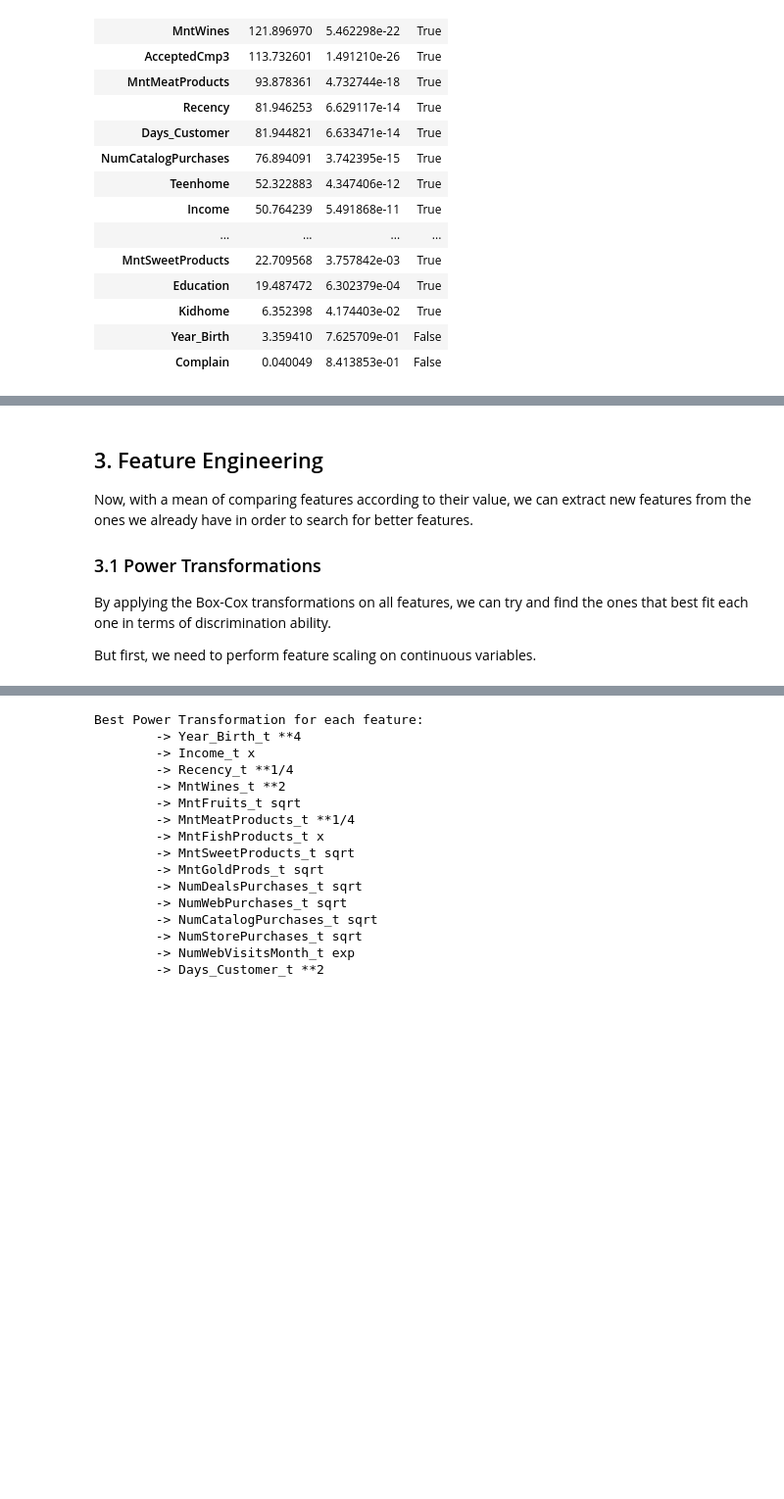
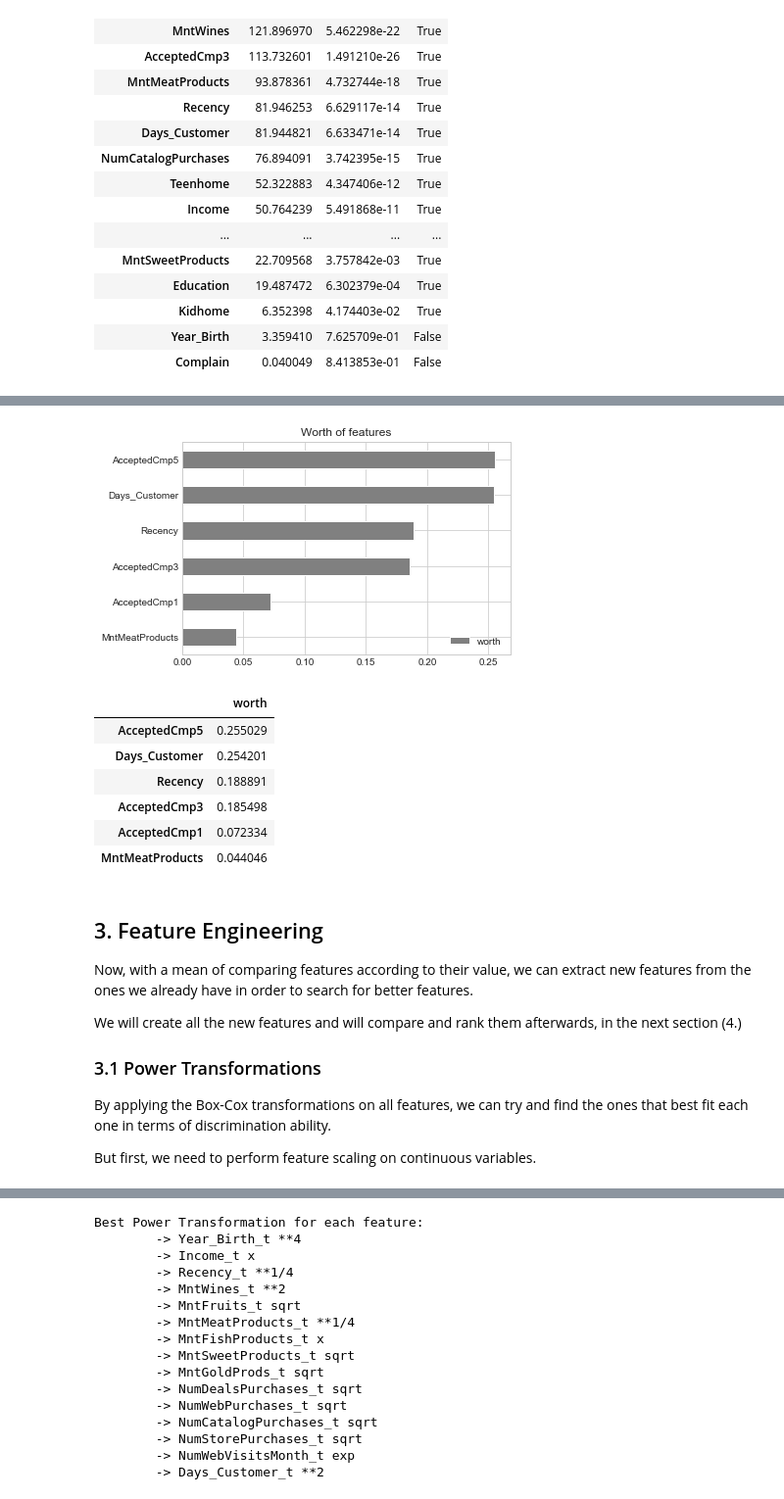
Before and after one commit to RodolfoLSS/machine_learning_classification, a Jupyter notebook: Feature_Exploration.ipynb, the cells around one changed output, grey strips where cells are left out. Shown at 98% size. Saved outputs shown, nothing was run; the diff lists cells and outputs as text; code cells hidden in the pictures; blank space fills up the shorter version.

```diff
--- a/Feature_Exploration.ipynb
+++ b/Feature_Exploration.ipynb
@@ -885,7 +810,60 @@ array([[1953, 'Graduation', 'Together', ..., 0, 0, 2157],
+# %%
+# Function that receives a dataframe, list of feature names, name of target and DecisionTreeClassifier paramethers and
+# returns a df with all features with a worth higher than zero and plots it.
+def dta_feat_worth(df, feat_list, target, max_depth, min_samples_split, min_samples_leaf, seed):
+
+    # Preparing the Input Data for the DTA
+    X = data_.loc[:, feat_list].values
+    y = data_[target].values
+
+
+    # Run the estimation through DecisionTreeClassifier
+    dtree = DecisionTreeClassifier(criterion="entropy", max_depth=4, min_samples_split=50,
+                                   min_samples_leaf = 20, random_state=seed)
+    # Fits the DTClassifier with our data
+    dtree = dtree.fit(X, y)
+
+
+    # Create a dictionary with the name of all features and its importances according to the DTA estimation
+    fi = dict(zip(columns, dtree.feature_importances_))
+    # Then creates a Dataframe with it
+    fidf = pd.DataFrame(fi, index=["worth"])
+    # Transpose it because the way it is created it is on the other orientation
+    fidf_t = fidf.transpose().sort_values(by="worth", ascending=False)
+     # Removes features with worth 0 and puts it into a df called worth_df
+    worth_df = fidf_t[fidf_t.worth>0]
+
+    # Uses seaborn to create a plot with the worth of features
+    plt.style.use('seaborn-whitegrid')
+    axes = worth_df.sort_values(by="worth").plot.barh(y='worth', color='gray', legend=False)
+    axes.set_title("Worth of features")
+    # Repositions legend
+    plt.legend(loc='lower right')
+    plt.show()
+
+    return worth_df
+# %%
+# Getting a feature list without categorical variables, ID and Response
+columns = data_.columns
+columns = columns.drop(["ID", "Response", "Marital_Status", "Education"])
+
+
+dta_feat_worth(data_, columns, "Response", 5, 100, 10, seed)
+# %% [output]
+[figure, added]
+|  | worth |
+| AcceptedCmp5 | 0.255029 |
+| Days_Customer | 0.254201 |
+| Recency | 0.188891 |
+| AcceptedCmp3 | 0.185498 |
+| AcceptedCmp1 | 0.072334 |
+| MntMeatProducts | 0.044046 |
 # %% [markdown]
 ## 3. Feature Engineering
 
 Now, with a mean of comparing features according to their value, we can extract new features from the ones we already have in order to search for better features.
+
+We will create all the new features and will compare and rank them afterwards, in the next section (4.)
 
 ### 3.1 Power Transformations
 
```
Also changed, not shown: parts of 54 cells of this notebook.
